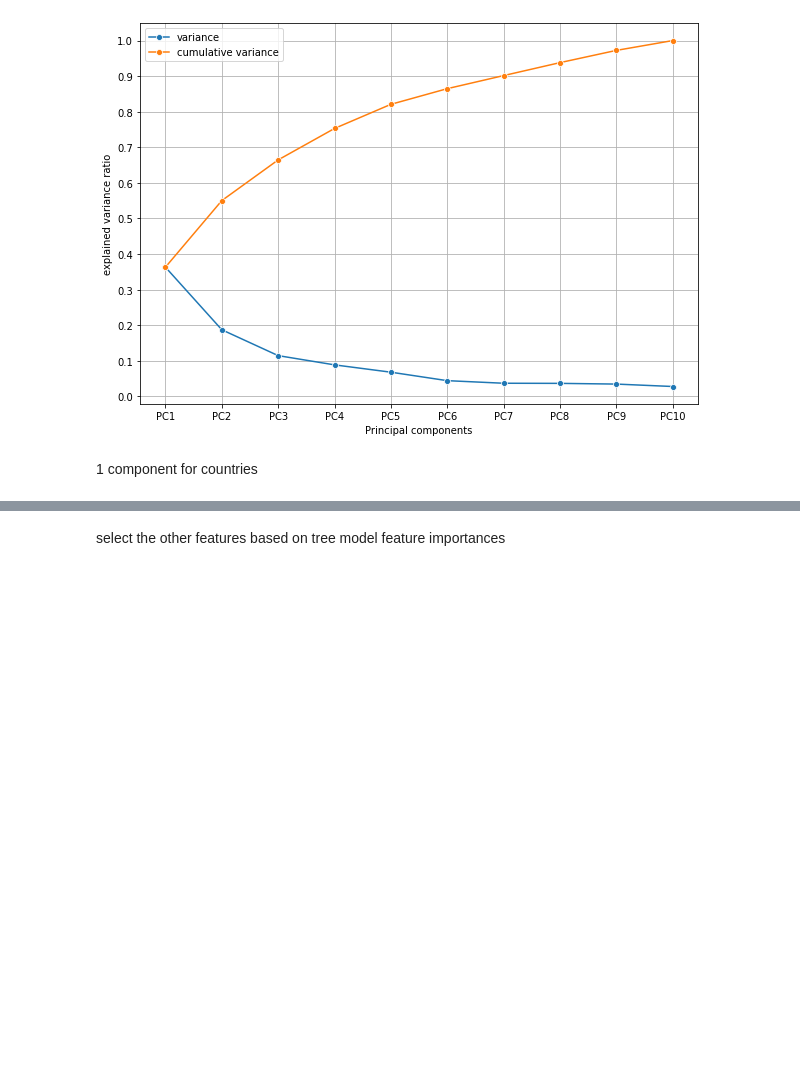
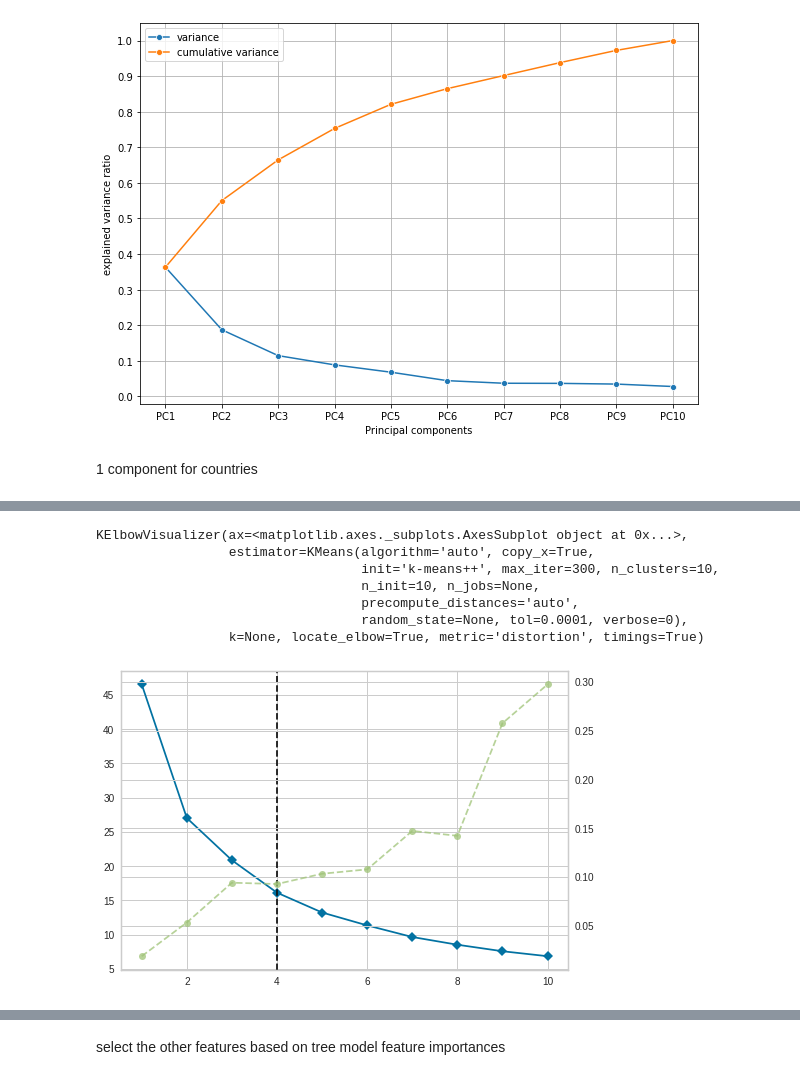
Before and after one commit to d0bando/Personal-Projects, a Jupyter notebook: Box_Office_Competition.ipynb, the cells around one changed output, grey strips where cells are left out. Drawn from its saved outputs; the diff is of its cells as text; code cells hidden in the pictures; blank space fills up the shorter version.

```diff
--- a/Box_Office_Competition.ipynb
+++ b/Box_Office_Competition.ipynb
@@ -2500,0 +2503,4 @@ Name: MI Scores, dtype: float64
+# %%
+from sklearn.preprocessing import MinMaxScaler
+kmX = MinMaxScaler().fit_transform(X[num_cols].fillna(0))
+kmX
@@ -2500,0 +2515,15 @@ Name: MI Scores, dtype: float64
+# %%
+from sklearn.cluster import KMeans
+from yellowbrick.cluster import KElbowVisualizer
+km = KMeans()
+visualizer = KElbowVisualizer(km, k=(1,11))
+visualizer.fit(kmX)
+# %% [output]
+KElbowVisualizer(ax=<matplotlib.axes._subplots.AxesSubplot object at 0x...>,
+                 estimator=KMeans(algorithm='auto', copy_x=True,
+                                  init='k-means++', max_iter=300, n_clusters=10,
+                                  n_init=10, n_jobs=None,
+                                  precompute_distances='auto',
+                                  random_state=None, tol=0.0001, verbose=0),
+                 k=None, locate_elbow=True, metric='distortion', timings=True)
+[figure, added]
```
Also changed, not shown: parts of 55 cells of this notebook.
